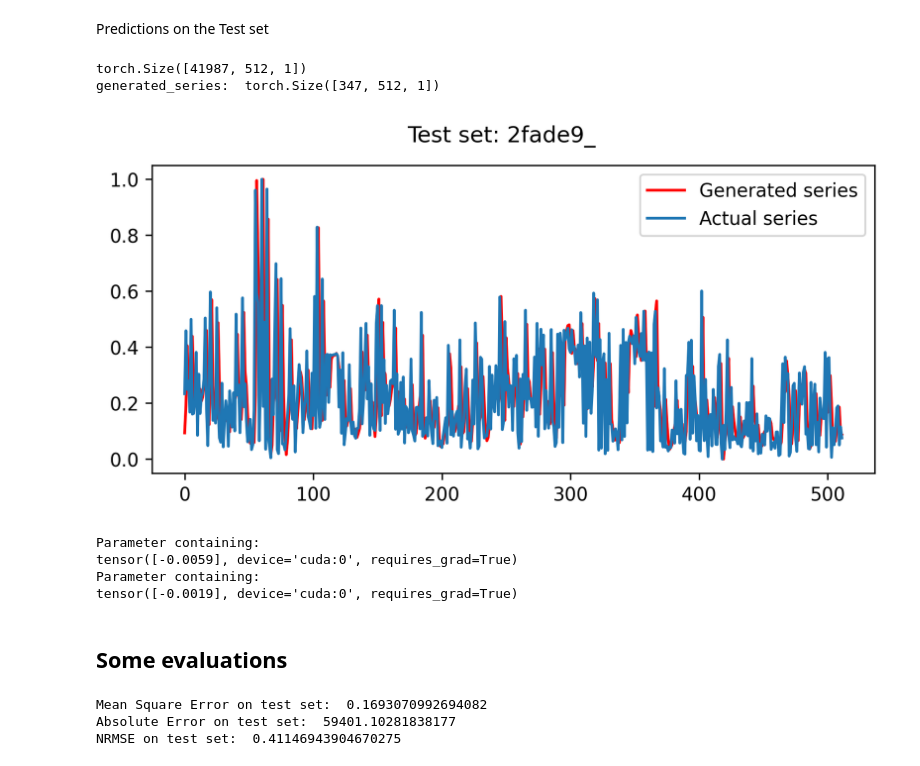
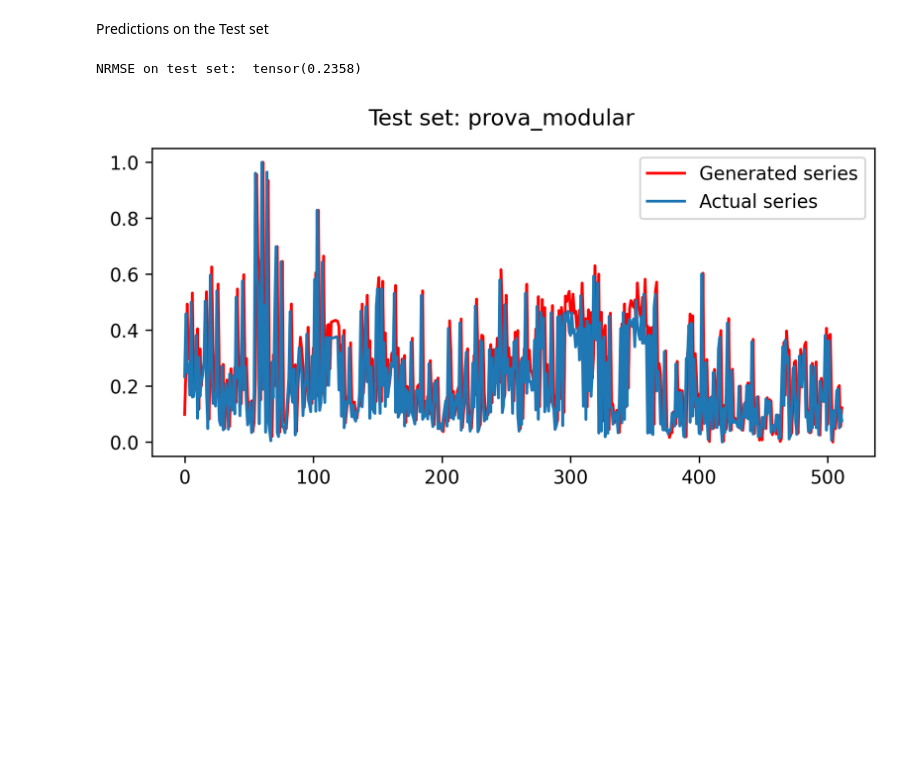
Before and after one commit to francomano/PSA-GAN, a Jupyter notebook: M4-train.ipynb, the cells around one changed output. Drawn from its saved outputs; the diff is of its cells as text; code cells hidden in the pictures; blank space fills up the shorter version.

```diff
--- a/M4-train.ipynb
+++ b/M4-train.ipynb
@@ -252,0 +323,3 @@ NameError: name 'path' is not defined
+# %%
+name_model="prova_modular"
+G,D = utils.load_model(path,name_model)
@@ -292,74 +350,26 @@ tensor([-0.0019], device='cuda:0', requires_grad=True)
-# %%
-load=True
-name_model = '2fade9_'
-if(load):
-    G = torch.load(path+'/'+name_model+'generator_model.pt')
-    D = torch.load(path+'/'+name_model+'discriminator_model.pt')
 # %% [markdown]
 Predictions on the Test set
 # %%
-#test_set
-
-test = test_set[:42500]
-
 
 seq_length = 512 #it is tau in the paper
 
-x, y = utils.sliding_windows(test, seq_length)
-testX=torch.Tensor(np.array(x))
-print(testX.shape)
-size=testX.size(0)
 batch_size=347
 
-t = test[len(testX):len(testX)+seq_length]
+t = test_set[len(testX):len(testX)+seq_length]
 
 with torch.no_grad():
 
     generated_series = G(testX[len(testX)-batch_size:],1,(G.step-1))
     generated_series=generated_series.permute(0,2,1)
-    print("generated_series: ",generated_series.shape)
+    #print("generated_series: ",generated_series.shape)
     generated_series = generated_series.to("cpu").detach().numpy()
-
 
 generated_series[batch_size-1]=utils.scale(generated_series[batch_size-1])
 aux=utils.scale(t)
 
-
-plt.figure(figsize=(7, 3), dpi=300)
-
-
-plt.plot(generated_series[batch_size-1], label='Generated series', color="red")
-plt.plot(aux, label='Actual series', )
-
-plt.suptitle(f'Test set: {name_model}')
-plt.legend()
-plt.show()
-
-print(G.main.attn.gamma)
-print(G.blocks[0].attn.gamma)
+nrmse=metrics.nrmse(torch.Tensor(generated_series), torch.Tensor(aux))
+print("NRMSE on test set: ",nrmse)
+plotting.plot_prediction(generated_series[batch_size-1], aux, "Test set: ", name_model)
 # %% [output]
-torch.Size([41987, 512, 1])
-generated_series:  torch.Size([347, 512, 1])
+NRMSE on test set:  tensor(0.2358)
-[figure, old version]
+[figure, new version]
-Parameter containing:
-tensor([-0.0059], device='cuda:0', requires_grad=True)
-Parameter containing:
-tensor([-0.0019], device='cuda:0', requires_grad=True)
-# %% [markdown]
-## Some evaluations
-# %%
-generated_series[batch_size-1]
-aux
-
-mse=utils.mse(generated_series, aux)
-print("Mean Square Error on test set: ",mse)
-
-abs=utils.abs_error(generated_series, aux)
-print("Absolute Error on test set: ",abs)
-
-nrmse=utils.nrmse(generated_series, aux)
-print("NRMSE on test set: ",nrmse)
-# %% [output]
-Mean Square Error on test set:  0.1693070992694082
-Absolute Error on test set:  59401.10281838177
-NRMSE on test set:  0.41146943904670275
```
Also changed, not shown: parts of 37 cells of this notebook, 41 other files.
